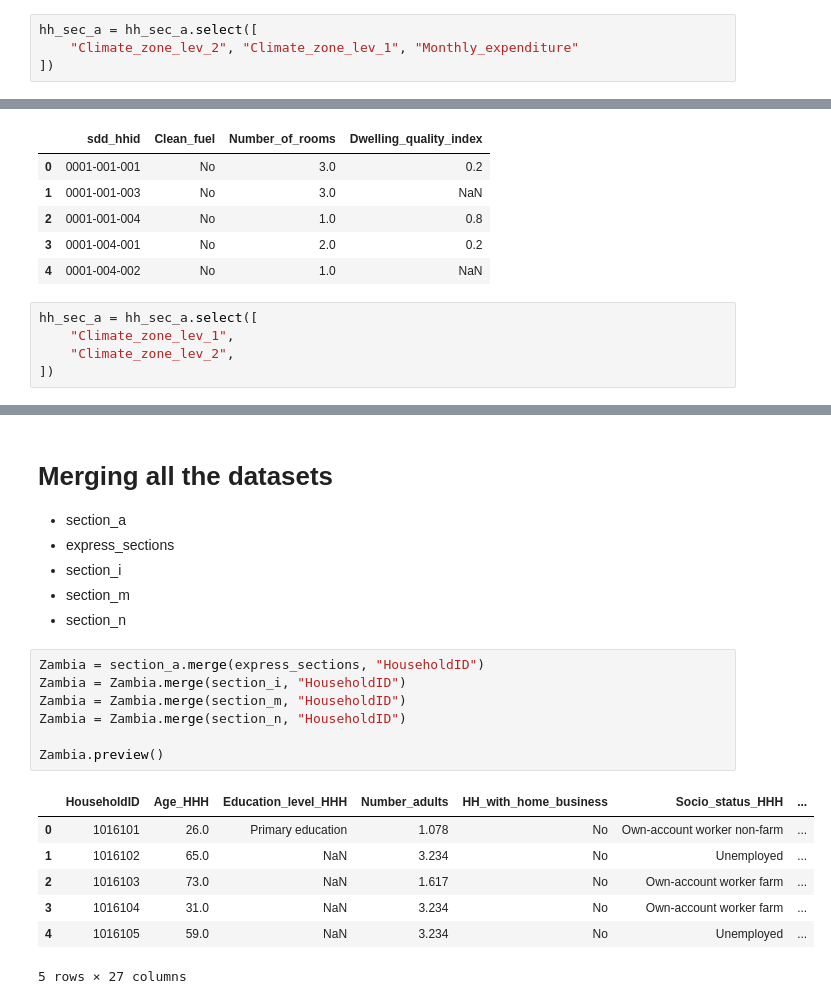
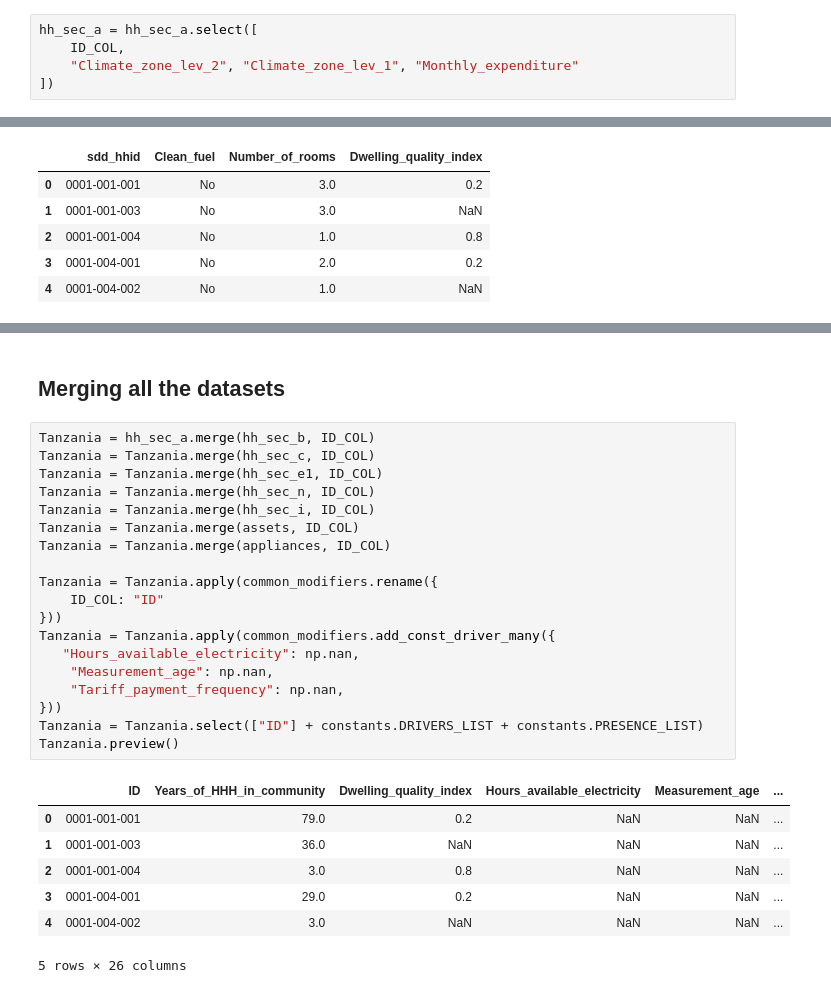
Before and after one commit to SESAM-Polimi/offgrid-demand-estimation, a Jupyter notebook: datasets/LSMS/Tanzania.ipynb, the cells around one changed output, grey strips where cells are left out. Drawn from its saved outputs; the diff is of its cells as text.

```diff
--- a/datasets/LSMS/Tanzania.ipynb
+++ b/datasets/LSMS/Tanzania.ipynb
@@ -249,6 +236,7 @@ hh_sec_a = hh_sec_a.new_feature("Climate_zone_lev_2",
                                 geospatial.gis_info_by_gadm_level('Climate_majority', gadm_level_2_df, 'GADM_level_2'))
 # %%
 hh_sec_a = hh_sec_a.select([
+    ID_COL,
     "Climate_zone_lev_2", "Climate_zone_lev_1", "Monthly_expenditure"
 ])
 # %% [markdown]
@@ -481,9 +469,4 @@ hh_sec_i.preview()
 | 2 | 0001-001-004 | No | 1.0 | 0.8 |
 | 3 | 0001-004-001 | No | 2.0 | 0.2 |
 | 4 | 0001-004-002 | No | 1.0 | NaN |
-# %%
-hh_sec_a = hh_sec_a.select([
-    "Climate_zone_lev_1",
-    "Climate_zone_lev_2",
-])
 # %% [markdown]
@@ -702,23 +617,30 @@ section_n.preview()
 # %% [markdown]
-# Merging all the datasets
-- section_a
-- express_sections
-- section_i
-- section_m
-- section_n
+## Merging all the datasets
 # %%
-Zambia = section_a.merge(express_sections, "HouseholdID")
-Zambia = Zambia.merge(section_i, "HouseholdID")
-Zambia = Zambia.merge(section_m, "HouseholdID")
-Zambia = Zambia.merge(section_n, "HouseholdID")
+Tanzania = hh_sec_a.merge(hh_sec_b, ID_COL)
+Tanzania = Tanzania.merge(hh_sec_c, ID_COL)
+Tanzania = Tanzania.merge(hh_sec_e1, ID_COL)
+Tanzania = Tanzania.merge(hh_sec_n, ID_COL)
+Tanzania = Tanzania.merge(hh_sec_i, ID_COL)
+Tanzania = Tanzania.merge(assets, ID_COL)
+Tanzania = Tanzania.merge(appliances, ID_COL)
 
-Zambia.preview()
+Tanzania = Tanzania.apply(common_modifiers.rename({
+    ID_COL: "ID"
+}))
+Tanzania = Tanzania.apply(common_modifiers.add_const_driver_many({
+   "Hours_available_electricity": np.nan,
+    "Measurement_age": np.nan,
+    "Tariff_payment_frequency": np.nan,
+}))
+Tanzania = Tanzania.select(["ID"] + constants.DRIVERS_LIST + constants.PRESENCE_LIST)
+Tanzania.preview()
 # %% [output]
-|  | HouseholdID | Age_HHH | Education_level_HHH | Number_adults | HH_with_home_business | Socio_status_HHH | ... |
-| 0 | 1016101 | 26.0 | Primary education | 1.078 | No | Own-account worker non-farm | ... |
-| 1 | 1016102 | 65.0 | NaN | 3.234 | No | Unemployed | ... |
-| 2 | 1016103 | 73.0 | NaN | 1.617 | No | Own-account worker farm | ... |
-| 3 | 1016104 | 31.0 | NaN | 3.234 | No | Own-account worker farm | ... |
-| 4 | 1016105 | 59.0 | NaN | 3.234 | No | Unemployed | ... |
+|  | ID | Years_of_HHH_in_community | Dwelling_quality_index | Hours_available_electricity | Measurement_age | ... |
+| 0 | 0001-001-001 | 79.0 | 0.2 | NaN | NaN | ... |
+| 1 | 0001-001-003 | 36.0 | NaN | NaN | NaN | ... |
+| 2 | 0001-001-004 | 3.0 | 0.8 | NaN | NaN | ... |
+| 3 | 0001-004-001 | 29.0 | 0.2 | NaN | NaN | ... |
+| 4 | 0001-004-002 | 3.0 | NaN | NaN | NaN | ... |
-5 rows × 27 columns
+5 rows × 26 columns
 # %%
```
Also changed, not shown: parts of 15 cells of this notebook, 3 other files.
